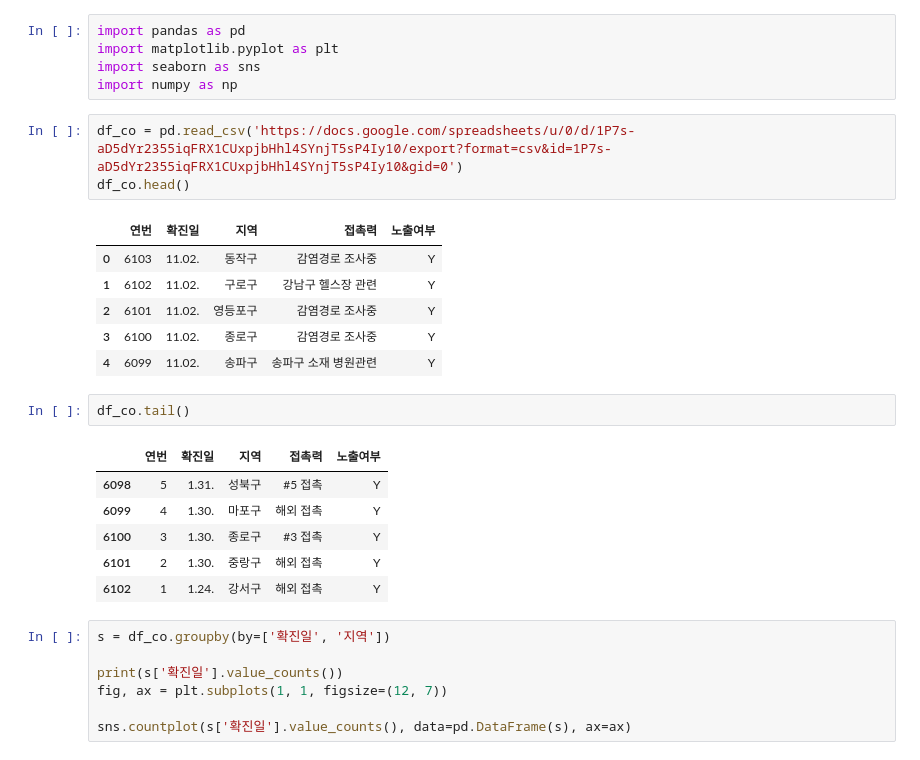
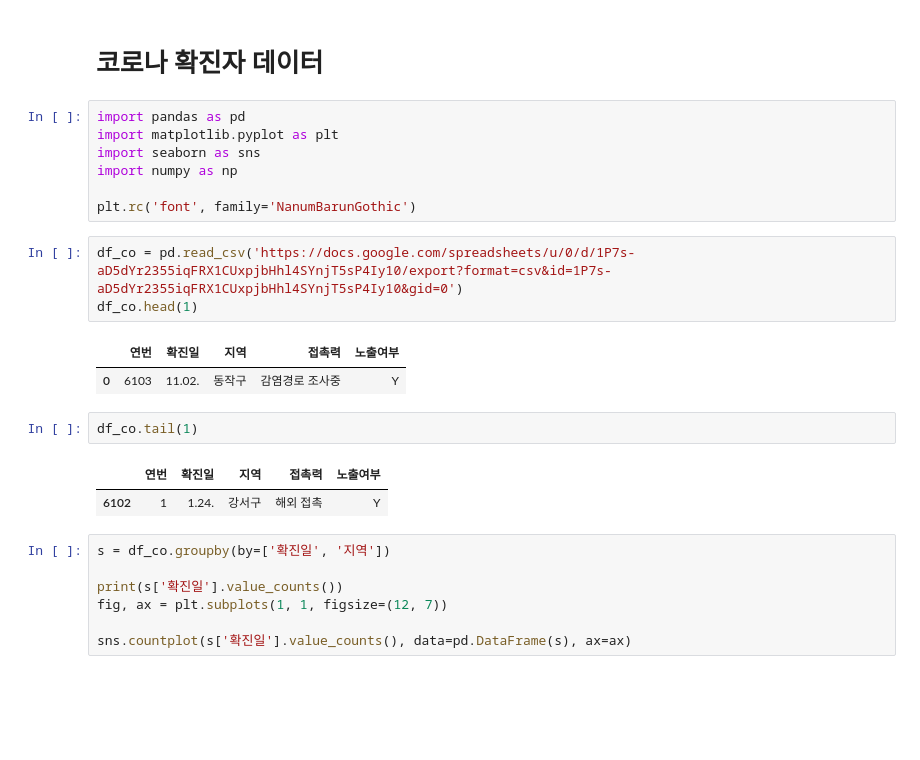
Before and after one commit to wiv33/A-Learning-python, a Jupyter notebook: machine-learning/_000_hello_machine/_000_basic/_008_pandas/_002_moving_population.ipynb, the cells around one changed output. Saved outputs shown, nothing was run; the diff lists cells and outputs as text; blank space fills up the shorter version.

```diff
--- a/machine-learning/_000_hello_machine/_000_basic/_008_pandas/_002_moving_population.ipynb
+++ b/machine-learning/_000_hello_machine/_000_basic/_008_pandas/_002_moving_population.ipynb
@@ -3,26 +27,22 @@
+# %% [markdown]
+# 코로나 확진자 데이터
 # %%
 import pandas as pd
 import matplotlib.pyplot as plt
 import seaborn as sns
 import numpy as np
+
+plt.rc('font', family='NanumBarunGothic')
 # %%
 df_co = pd.read_csv('https://docs.google.com/spreadsheets/u/0/d/1P7s-aD5dYr2355iqFRX1CUxpjbHhl4SYnjT5sP4Iy10/export?format=csv&id=1P7s-aD5dYr2355iqFRX1CUxpjbHhl4SYnjT5sP4Iy10&gid=0')
-df_co.head()
+df_co.head(1)
 # %% [output]
 |  | 연번 | 확진일 | 지역 | 접촉력 | 노출여부 |
 | 0 | 6103 | 11.02. | 동작구 | 감염경로 조사중 | Y |
-| 1 | 6102 | 11.02. | 구로구 | 강남구 헬스장 관련 | Y |
-| 2 | 6101 | 11.02. | 영등포구 | 감염경로 조사중 | Y |
-| 3 | 6100 | 11.02. | 종로구 | 감염경로 조사중 | Y |
-| 4 | 6099 | 11.02. | 송파구 | 송파구 소재 병원관련 | Y |
 # %%
-df_co.tail()
+df_co.tail(1)
 # %% [output]
 |  | 연번 | 확진일 | 지역 | 접촉력 | 노출여부 |
-| 6098 | 5 | 1.31. | 성북구 | #5 접촉 | Y |
-| 6099 | 4 | 1.30. | 마포구 | 해외 접촉 | Y |
-| 6100 | 3 | 1.30. | 종로구 | #3 접촉 | Y |
-| 6101 | 2 | 1.30. | 중랑구 | 해외 접촉 | Y |
 | 6102 | 1 | 1.24. | 강서구 | 해외 접촉 | Y |
 # %%
 s = df_co.groupby(by=['확진일', '지역'])
```
Also changed, not shown: parts of 24 cells of this notebook.
